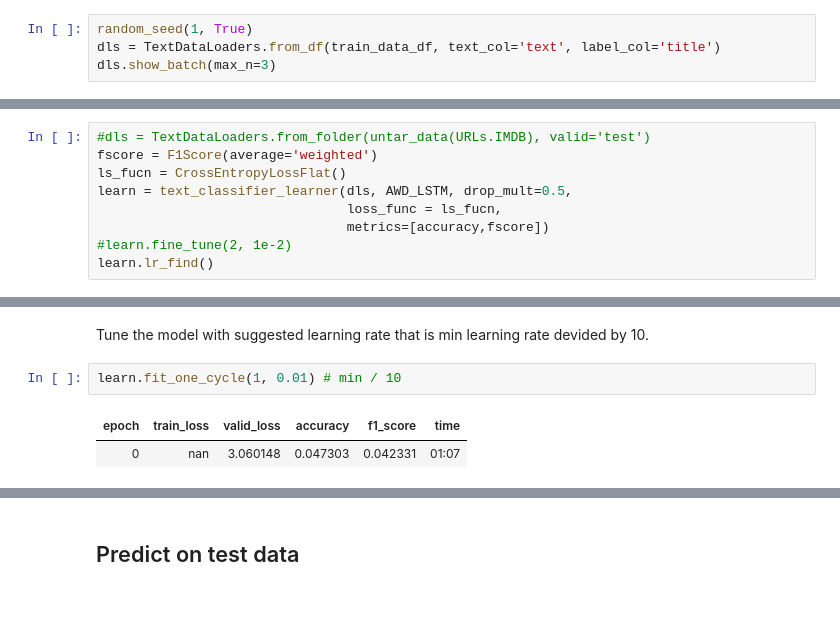
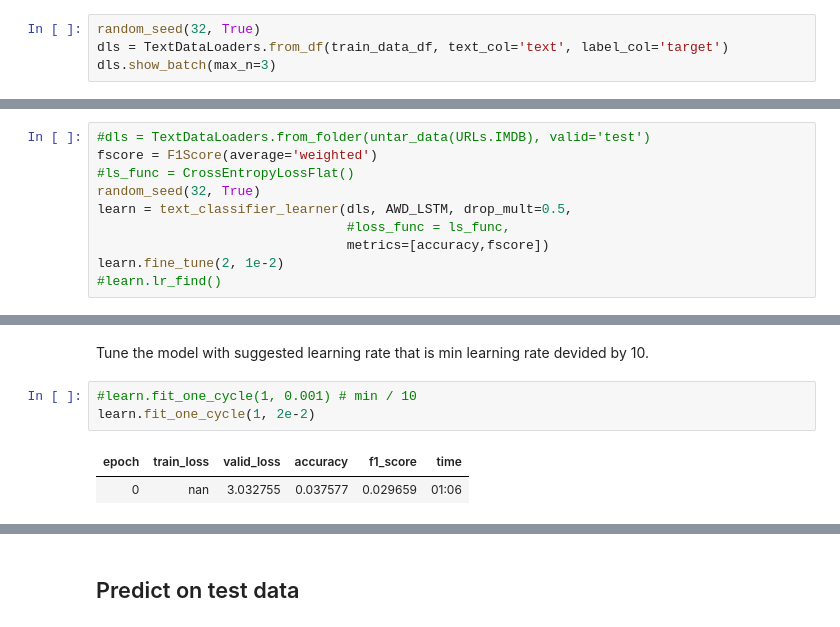
Before and after one commit to sayanbanerjee32/NLP-with-fastai2.0, a Jupyter notebook: fastai_on_20newsgroup.ipynb, the cells around one changed output, grey strips where cells are left out. Drawn from its saved outputs; the diff is of its cells as text.

```diff
--- a/fastai_on_20newsgroup.ipynb
+++ b/fastai_on_20newsgroup.ipynb
@@ -88,8 +85,8 @@ def random_seed(seed_value, use_cuda):
         torch.backends.cudnn.deterministic = True  #needed
         torch.backends.cudnn.benchmark = False
 # %%
-random_seed(1, True)
-dls = TextDataLoaders.from_df(train_data_df, text_col='text', label_col='title')
+random_seed(32, True)
+dls = TextDataLoaders.from_df(train_data_df, text_col='text', label_col='target')
 dls.show_batch(max_n=3)
 # %% [output]
 [interactive output not drawn]
@@ -104,10 +101,11 @@ use F1 score as metrics and find optimum learning rate
 # %%
 #dls = TextDataLoaders.from_folder(untar_data(URLs.IMDB), valid='test')
 fscore = F1Score(average='weighted')
-ls_fucn = CrossEntropyLossFlat()
+#ls_func = CrossEntropyLossFlat()
+random_seed(32, True)
 learn = text_classifier_learner(dls, AWD_LSTM, drop_mult=0.5,
-                                loss_func = ls_fucn,
+                                #loss_func = ls_func,
                                 metrics=[accuracy,fscore])
-#learn.fine_tune(2, 1e-2)
-learn.lr_find()
+learn.fine_tune(2, 1e-2)
+#learn.lr_find()
 # %% [output]
@@ -117,7 +117,8 @@ SuggestedLRs(lr_min=1.0964782268274575e-05, lr_steep=9.120108734350652e-05)
 # %% [markdown]
 Tune the model with suggested learning rate that is min learning rate devided by 10.
 # %%
-learn.fit_one_cycle(1, 0.01) # min / 10
+#learn.fit_one_cycle(1, 0.001) # min / 10
+learn.fit_one_cycle(1, 2e-2)
 # %% [output]
 | epoch | train_loss | valid_loss | accuracy | f1_score | time |
-| 0 | nan | 3.060148 | 0.047303 | 0.042331 | 01:07 |
+| 0 | nan | 3.032755 | 0.037577 | 0.029659 | 01:06 |
```
Also changed, not shown: parts of 10 cells of this notebook.
